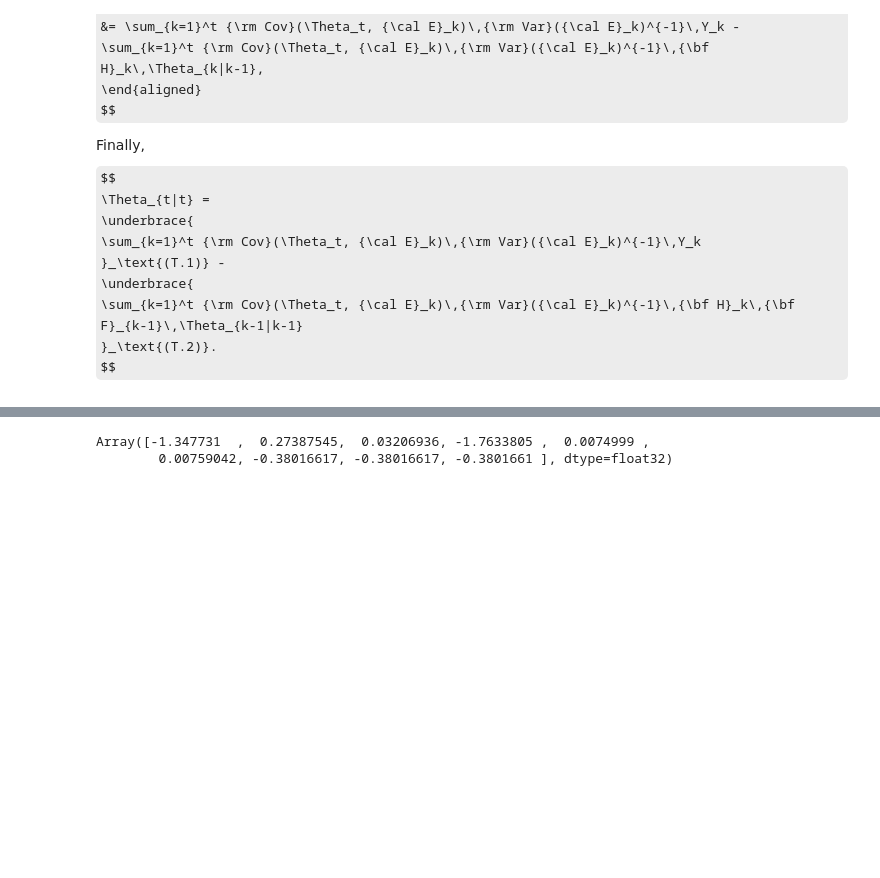
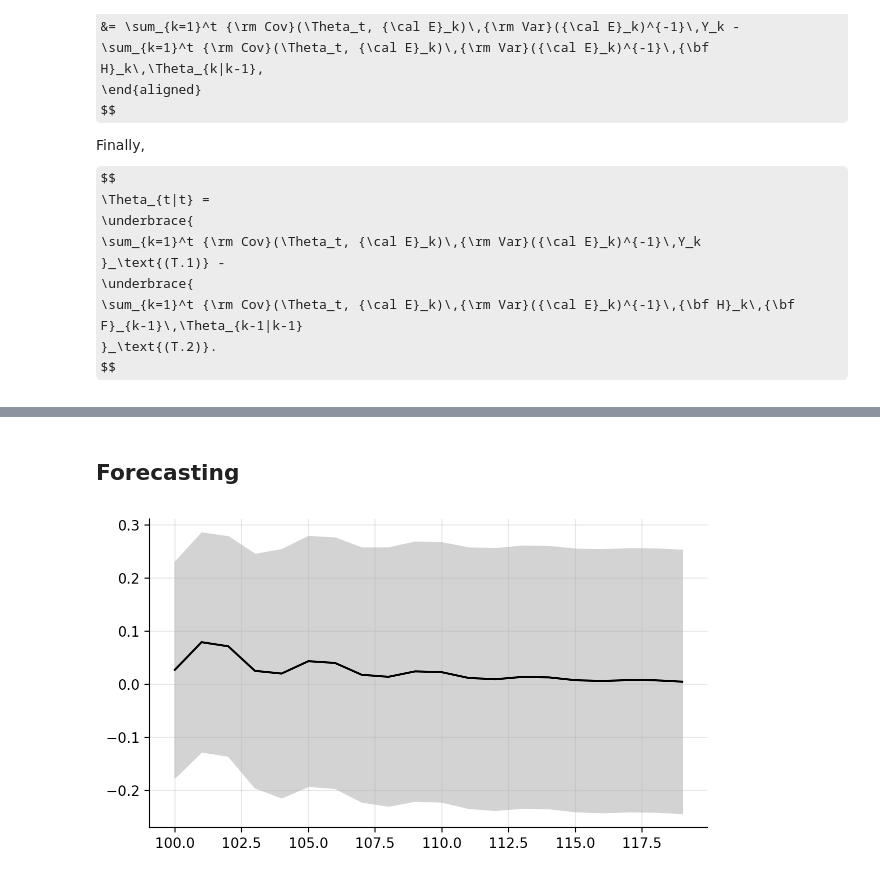
Before and after one commit to gerdm/filtering-notes, a Jupyter notebook: 02-state-space-models/arma-ssm.ipynb, the cells around one changed output, grey strips where cells are left out. Saved outputs shown, nothing was run; the diff lists cells and outputs as text; code cells hidden in the pictures; some formulas as TeX source; blank space fills up the shorter version.

```diff
--- a/02-state-space-models/arma-ssm.ipynb
+++ b/02-state-space-models/arma-ssm.ipynb
@@ -715,5 +706,39 @@ t2 = jnp.einsum("kdo,koo,om,ml,kl,k->d", fundamental[1], S_hist, H, F_arma, thet
-# %%
-t1 - t2
-# %% [output]
-Array([-1.347731  ,  0.27387545,  0.03206936, -1.7633805 ,  0.0074999 ,
-        0.00759042, -0.38016617, -0.38016617, -0.3801661 ], dtype=float32)
+# %% [markdown]
+## Forecasting
+# %%
+def forecast_step(state, step):
+    mu, Sigma, Q_prev = state
+
+    mu_next = F_arma @ mu
+    Sigma_carry = F_arma @ Sigma @ F_arma.T
+    Q_carry = F_arma @ Q_prev @ F_arma.T
+
+    state = (mu_next, Sigma_carry, Q_carry)
+    out = (mu_next, Sigma_carry, Q_prev)
+
+    return state, out
+
+
+n_forecasts = 20
+ix_init = -1
+steps = jnp.arange(n_forecasts)
+step = partial(forecast_step)
+state_init = (mu_hist[ix_init], Sigma_hist[ix_init], Q)
+_, (mu_forecast, Sigma_forecast_carry, Q_carry) = jax.lax.scan(step, state_init, steps)
+
+Sigma_forecast = Sigma_forecast_carry + Q_carry.cumsum(axis=0)
+# %%
+yforecast = jnp.einsum("td,d->t", mu_forecast, H_arma)
+# %%
+stdevforecast = jnp.sqrt(jnp.einsum("i,tij,j->t", H_arma, Sigma_forecast, H_arma))
+
+ubound = yforecast + 1.96 * stdevforecast
+lbound = yforecast - 1.96 * stdevforecast
+# %%
+steps_forecasts = jnp.arange(n_forecasts) + n_steps
+plt.plot(steps_forecasts, yforecast, c="black")
+plt.fill_between(steps_forecasts, lbound, ubound, color="lightgray")
+
+plt.grid(alpha=0.3)
+# %% [output]
+[figure, added]
```
Also changed, not shown: parts of 28 cells of this notebook.
